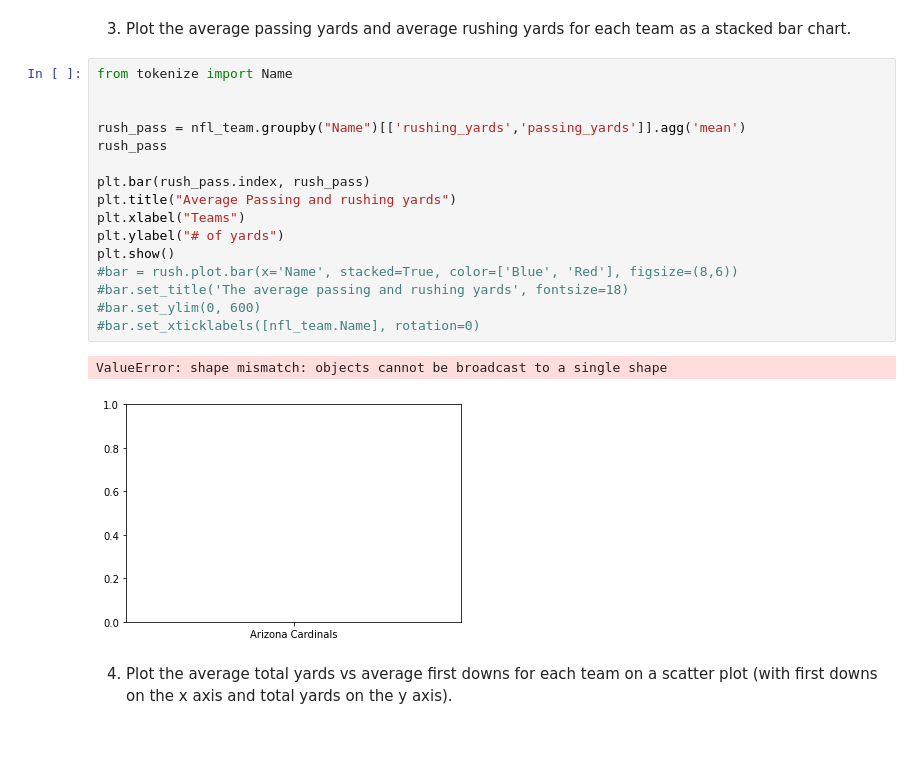
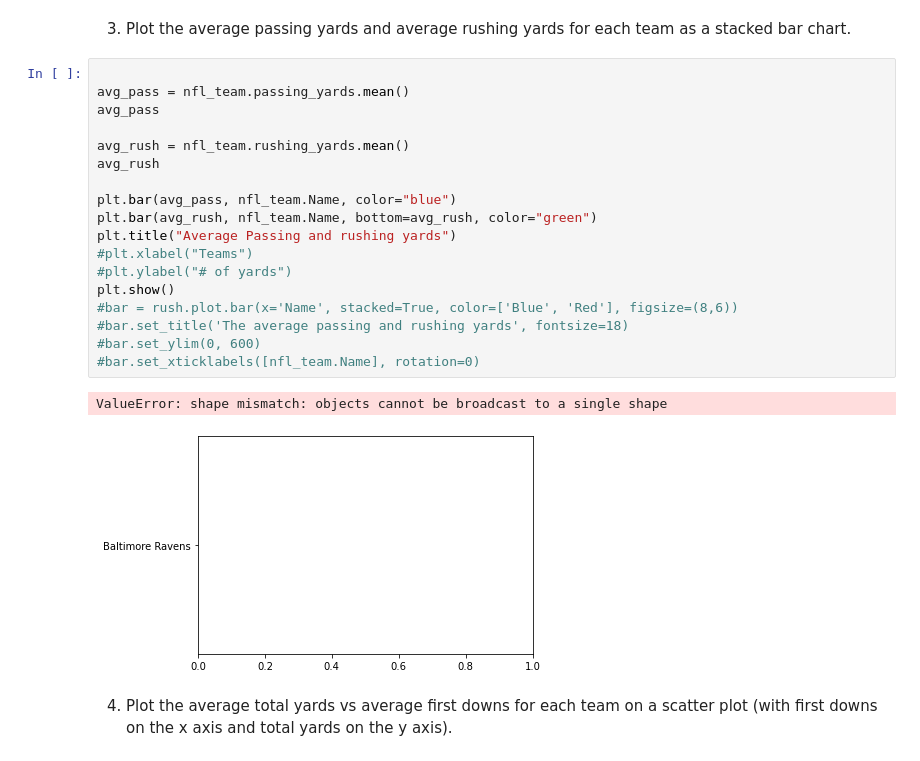
Before and after one commit to kayleeodom/cis277-fa22-Lab5, a Jupyter notebook: Lab5.ipynb, the cells around one changed output. Cells and saved outputs as stored; diff of their text form.

```diff
--- a/Lab5.ipynb
+++ b/Lab5.ipynb
@@ -103,24 +103,26 @@ plt.show()
 # %% [markdown]
 3. Plot the average passing yards and average rushing yards for each team as a stacked bar chart.
 # %%
-from tokenize import Name
 
+avg_pass = nfl_team.passing_yards.mean()
+avg_pass
 
-rush_pass = nfl_team.groupby("Name")[['rushing_yards','passing_yards']].agg('mean')
-rush_pass
+avg_rush = nfl_team.rushing_yards.mean()
+avg_rush
 
-plt.bar(rush_pass.index, rush_pass)
+plt.bar(avg_pass, nfl_team.Name, color="blue")
+plt.bar(avg_rush, nfl_team.Name, bottom=avg_rush, color="green")
 plt.title("Average Passing and rushing yards")
-plt.xlabel("Teams")
-plt.ylabel("# of yards")
+#plt.xlabel("Teams")
+#plt.ylabel("# of yards")
 plt.show()
 #bar = rush.plot.bar(x='Name', stacked=True, color=['Blue', 'Red'], figsize=(8,6))
 #bar.set_title('The average passing and rushing yards', fontsize=18)
 #bar.set_ylim(0, 600)
 #bar.set_xticklabels([nfl_team.Name], rotation=0)
 # %% [output]
 ValueError: shape mismatch: objects cannot be broadcast to a single shape
-[figure, old version]
+[figure, new version]
 # %% [markdown]
 4. Plot the average total yards vs average first downs for each team on a scatter plot (with first downs on the x axis and total yards on the y axis).
 # %%
```
Also changed, not shown: parts of 2 cells of this notebook.
